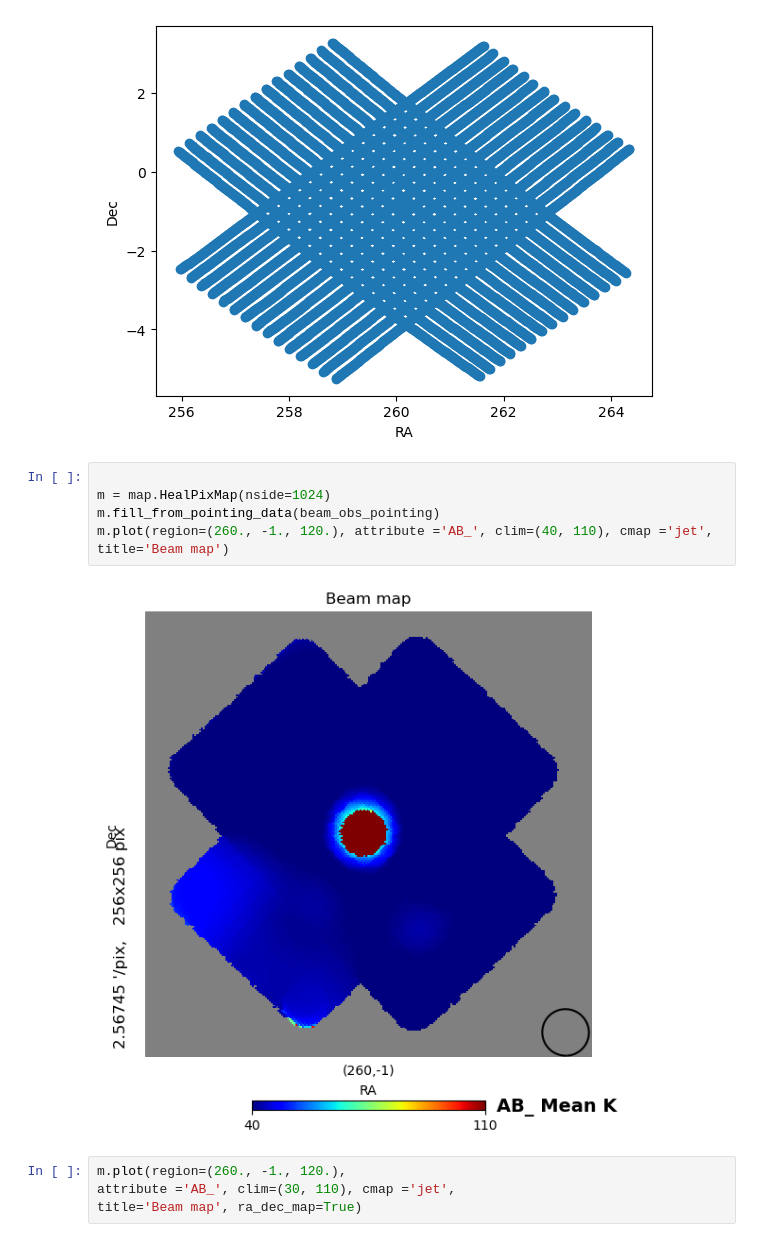
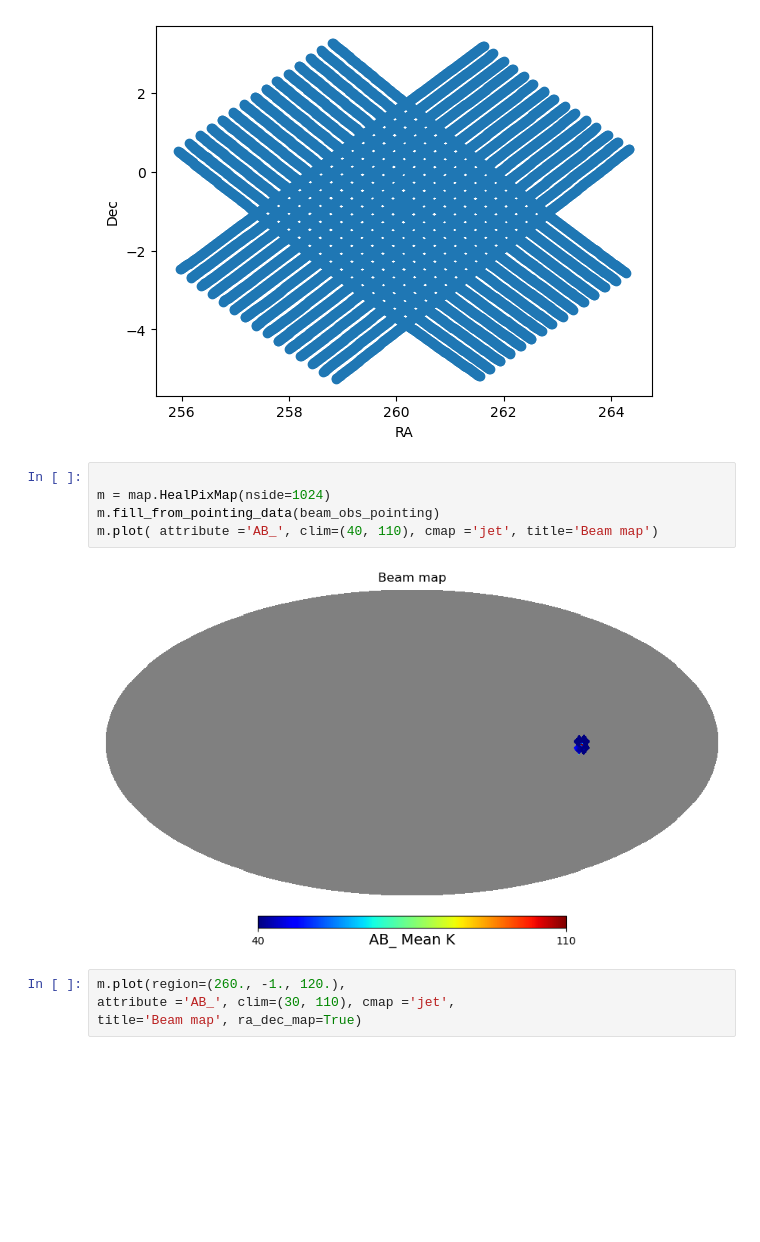
Before and after one commit to akvydula/skymap, a Jupyter notebook: notebooks/pointing_data_tests.ipynb, the cells around one changed output. Drawn from its saved outputs; the diff is of its cells as text; blank space fills up the shorter version.

```diff
--- a/notebooks/pointing_data_tests.ipynb
+++ b/notebooks/pointing_data_tests.ipynb
@@ -111,10 +112,10 @@ plt.show()
 # %%
 
 m = map.HealPixMap(nside=1024)
 m.fill_from_pointing_data(beam_obs_pointing)
-m.plot(region=(260., -1., 120.), attribute ='AB_', clim=(40, 110), cmap ='jet', title='Beam map')
+m.plot( attribute ='AB_', clim=(40, 110), cmap ='jet', title='Beam map')
 # %% [output]
-[figure, old version]
+[figure, new version]
 # %%
 m.plot(region=(260., -1., 120.),
 attribute ='AB_', clim=(30, 110), cmap ='jet',
```
Also changed, not shown: parts of 3 cells of this notebook, 4 other files.
